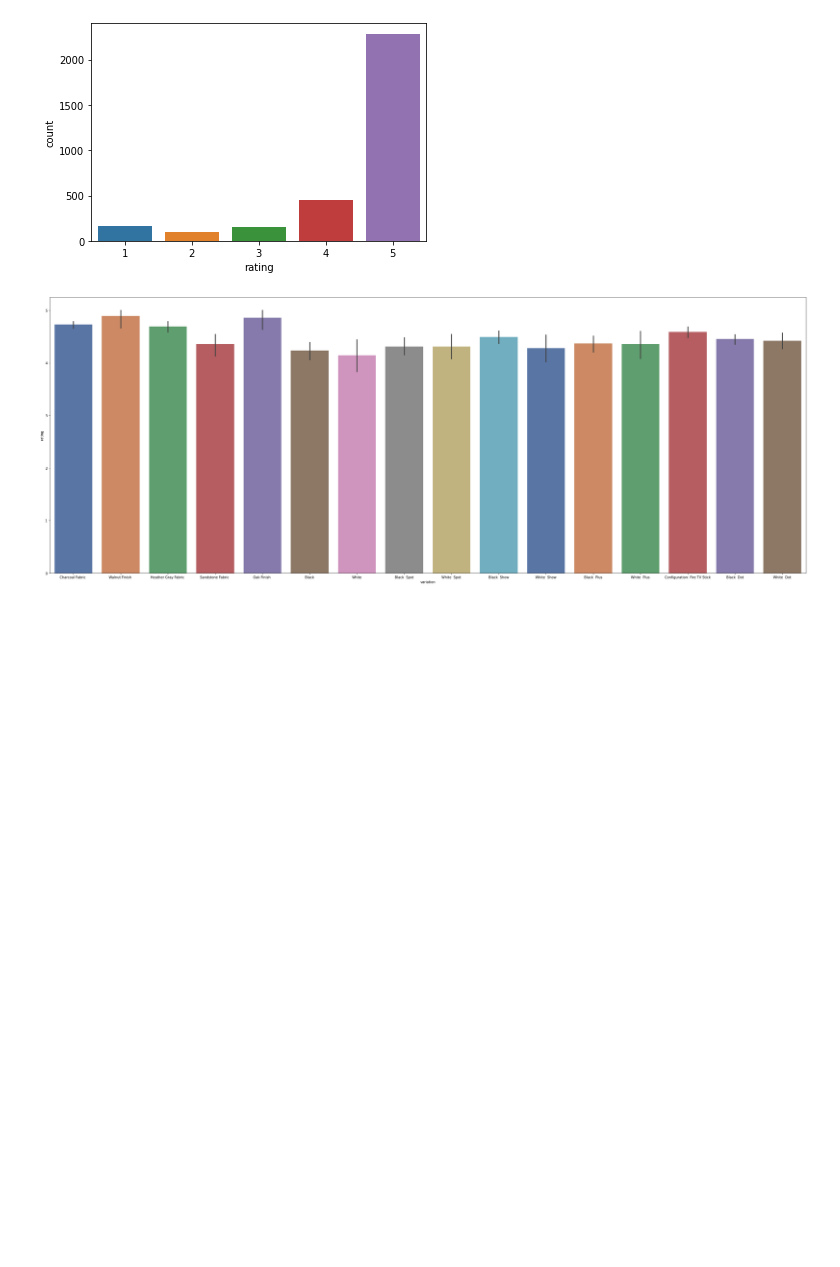
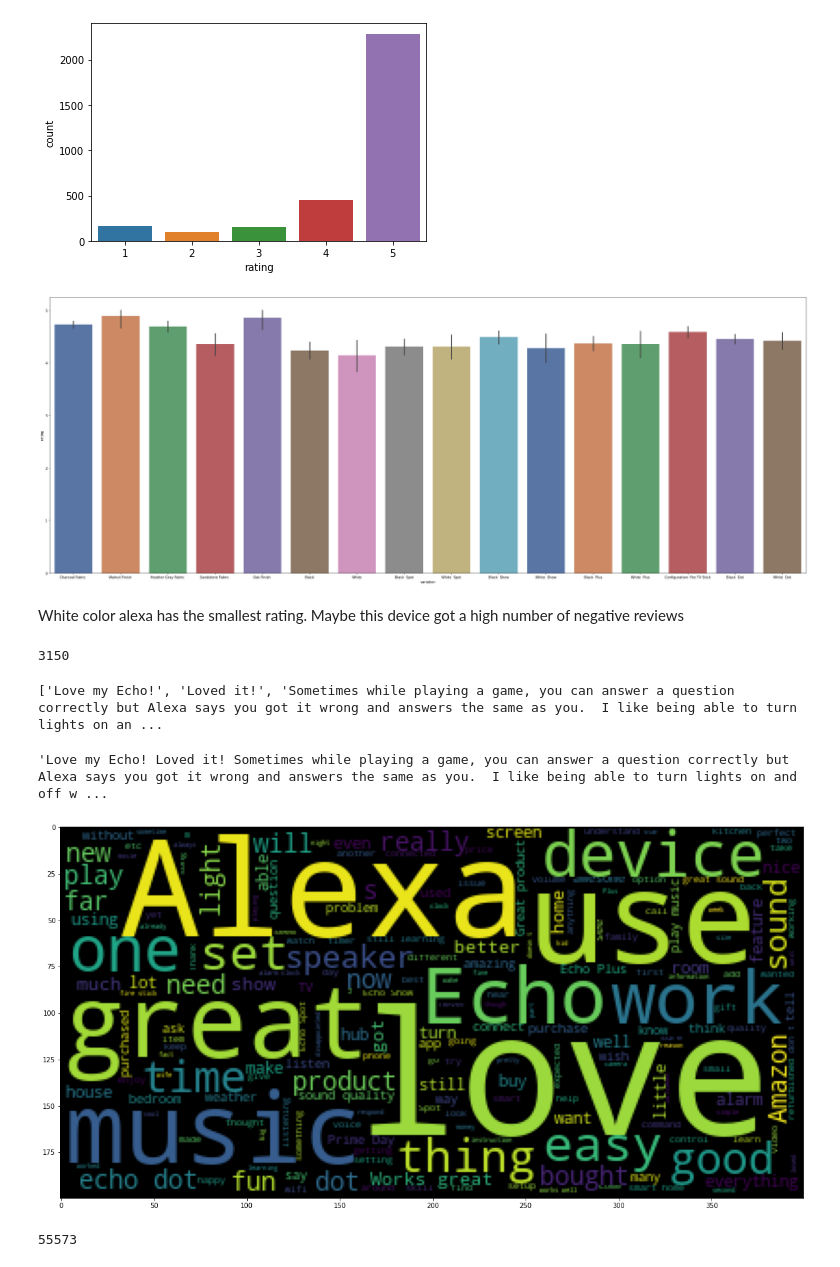
Before and after one commit to Laceles/Natural-Language-Processing, a Jupyter notebook: Public_Relation_Depatament_Case/Public_Relation_Depatament_Case.ipynb, the cells around one changed output. Cells and saved outputs as stored; diff of their text form; code cells hidden in the pictures; blank space fills up the shorter version.

Commit message:
EDA 2º step
In this commit was fineshed the data wrangling and built the bag of word with a pipeline

```diff
--- a/Public_Relation_Depatament_Case/Public_Relation_Depatament_Case.ipynb
+++ b/Public_Relation_Depatament_Case/Public_Relation_Depatament_Case.ipynb
@@ -182,3 +182,25 @@ plt.figure(figsize = (40,15))
 sns.barplot(x = 'variation', y = 'rating', data = df, palette = 'deep');
 # %% [output]
 [figure]
+# %% [markdown]
+White color alexa has the smallest rating. Maybe this device got a high number of negative reviews
+# %%
+sentences = df['verified_reviews'].tolist()
+len(sentences)
+# %% [output]
+3150
+# %%
+print(sentences[0:10])
+# %% [output]
+['Love my Echo!', 'Loved it!', 'Sometimes while playing a game, you can answer a question correctly but Alexa says you got it wrong and answers the same as you.  I like being able to turn lights on an ...
+# %%
+sentences_as_one_string = ' '.join(sentences)
+sentences_as_one_string
+# %% [output]
+'Love my Echo! Loved it! Sometimes while playing a game, you can answer a question correctly but Alexa says you got it wrong and answers the same as you.  I like being able to turn lights on and off w ...
+# %%
+from wordcloud import WordCloud
+plt.figure(figsize=(20,20))
+plt.imshow(WordCloud().generate(sentences_as_one_string));
+# %% [output]
+[figure, added]
@@ -184,0 +210,4 @@ sns.barplot(x = 'variation', y = 'rating', data = df, palette = 'deep');
+# %%
+len(negative_sentences_as_one_string)
+# %% [output]
+55573
```
Also changed, not shown: parts of 34 cells of this notebook.
